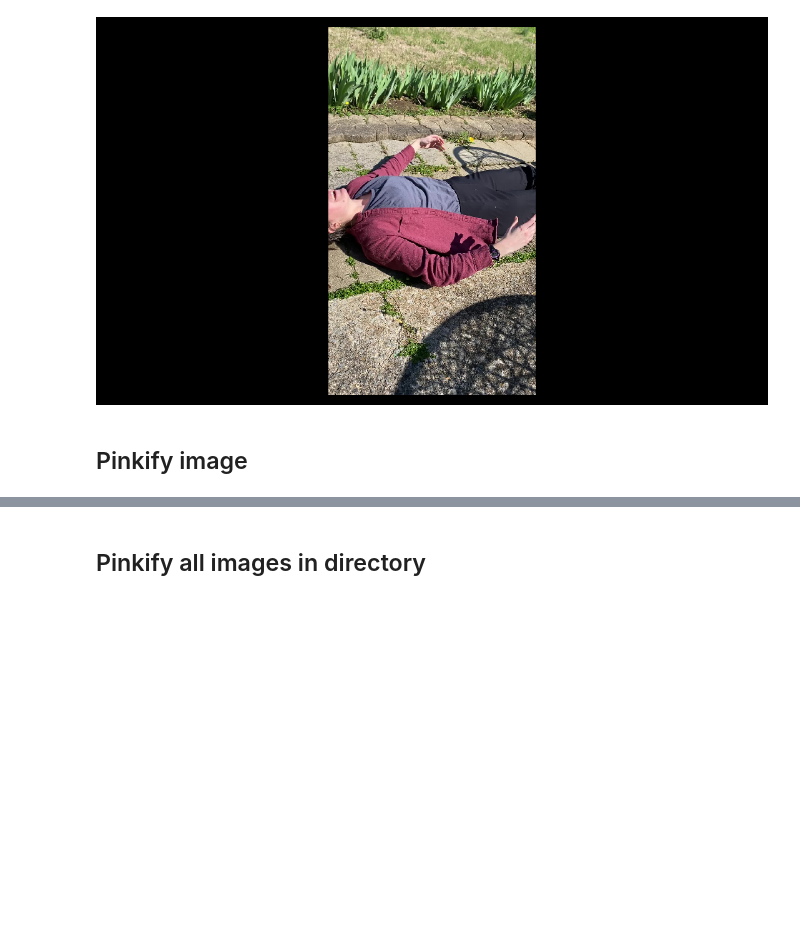
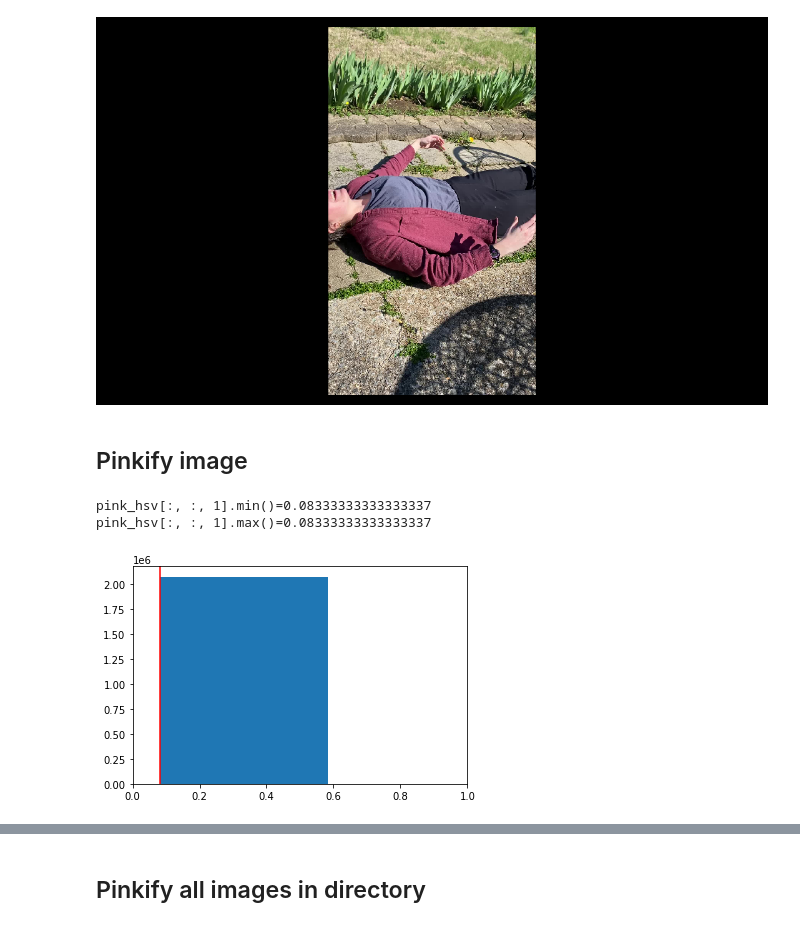
Before and after one commit to GusBusDraws/archipelago-music-video, a Jupyter notebook: nbs/02-pinkify-dir-dev.ipynb, the cells around one changed output, grey strips where cells are left out. Drawn from its saved outputs; the diff is of its cells as text; code cells hidden in the pictures; blank space fills up the shorter version.

```diff
--- a/nbs/02-pinkify-dir-dev.ipynb
+++ b/nbs/02-pinkify-dir-dev.ipynb
@@ -44,6 +44,17 @@ helpers.view(viewer, img)
 [figure]
 # %% [markdown]
 ## Pinkify image
+# %%
+pink_hsv = helpers.pink_like(img, img_type='hsv')
+print(f'{pink_hsv[:, :, 1].min()=}')
+print(f'{pink_hsv[:, :, 1].max()=}')
+pink_s_mean = pink_hsv[:, :, 1].mean()
+fig, ax = helpers.plot_hist(pink_hsv, chan=1, cumul=True, vlines=pink_s_mean)
+plt.show()
+# %% [output]
+pink_hsv[:, :, 1].min()=0.08333333333333337
+pink_hsv[:, :, 1].max()=0.08333333333333337
+[figure, added]
 # %%
 def pinkify(img, convert_rgb=False):
     pink_rgb = helpers.pink_like(img)
```
Also changed, not shown: parts of 4 cells of this notebook.
